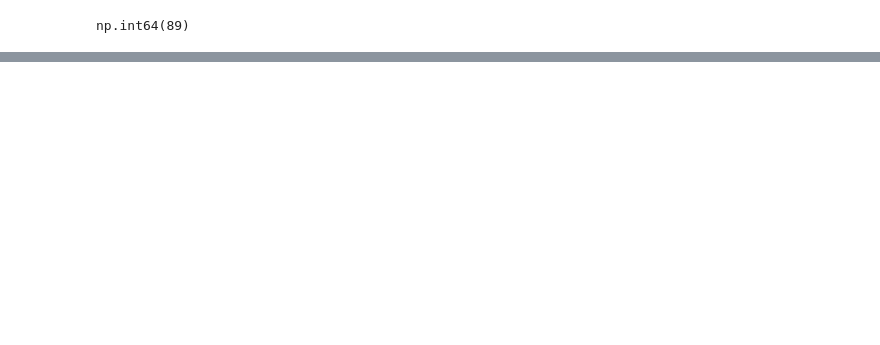
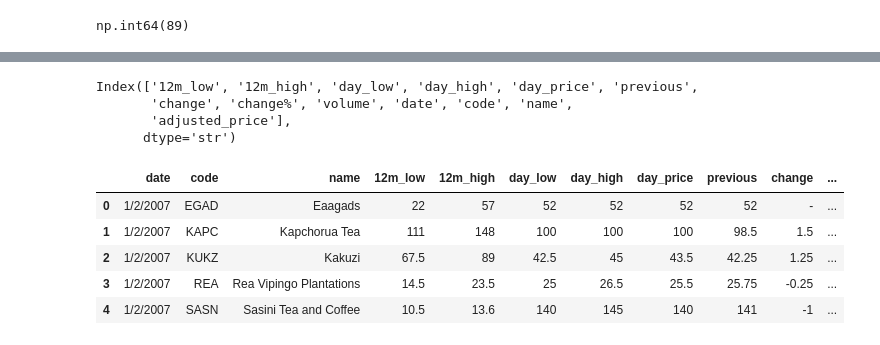
Before and after one commit to Assesa44/Stock-Market-Prediction, a Jupyter notebook: notebooks/business_understanding.ipynb, the cells around one changed output, grey strips where cells are left out. Cells and saved outputs as stored; diff of their text form; code cells hidden in the pictures; blank space fills up the shorter version.

```diff
--- a/notebooks/business_understanding.ipynb
+++ b/notebooks/business_understanding.ipynb
@@ -344,0 +464,37 @@ np.int64(89)
+# %%
+combined_df = combined_df.drop(columns=['Unnamed: 0', 'Unnamed: 0.1'], errors='ignore')
+# %%
+# standardize column names to lowercase and replace spaces with underscores
+combined_df.columns = combined_df.columns.str.lower().str.replace(' ', '_')
+# %%
+combined_df.columns
+# %% [output]
+Index(['12m_low', '12m_high', 'day_low', 'day_high', 'day_price', 'previous',
+       'change', 'change%', 'volume', 'date', 'code', 'name',
+       'adjusted_price'],
+      dtype='str')
+# %%
+combined_df = combined_df[[
+'date',
+'code',
+'name',
+'12m_low',
+'12m_high',
+'day_low',
+'day_high',
+'day_price',
+'previous',
+'change',
+'change%',
+'volume',
+'adjusted_price'
+]]
+
+combined_df.head()
+# %% [output]
+|  | date | code | name | 12m_low | 12m_high | day_low | day_high | day_price | previous | change | ... |
+| 0 | 1/2/2007 | EGAD | Eaagads | 22 | 57 | 52 | 52 | 52 | 52 | - | ... |
+| 1 | 1/2/2007 | KAPC | Kapchorua Tea | 111 | 148 | 100 | 100 | 100 | 98.5 | 1.5 | ... |
+| 2 | 1/2/2007 | KUKZ | Kakuzi | 67.5 | 89 | 42.5 | 45 | 43.5 | 42.25 | 1.25 | ... |
+| 3 | 1/2/2007 | REA | Rea Vipingo Plantations | 14.5 | 23.5 | 25 | 26.5 | 25.5 | 25.75 | -0.25 | ... |
+| 4 | 1/2/2007 | SASN | Sasini Tea and Coffee | 10.5 | 13.6 | 140 | 145 | 140 | 141 | -1 | ... |
```
Also changed, not shown: parts of 29 cells of this notebook.
